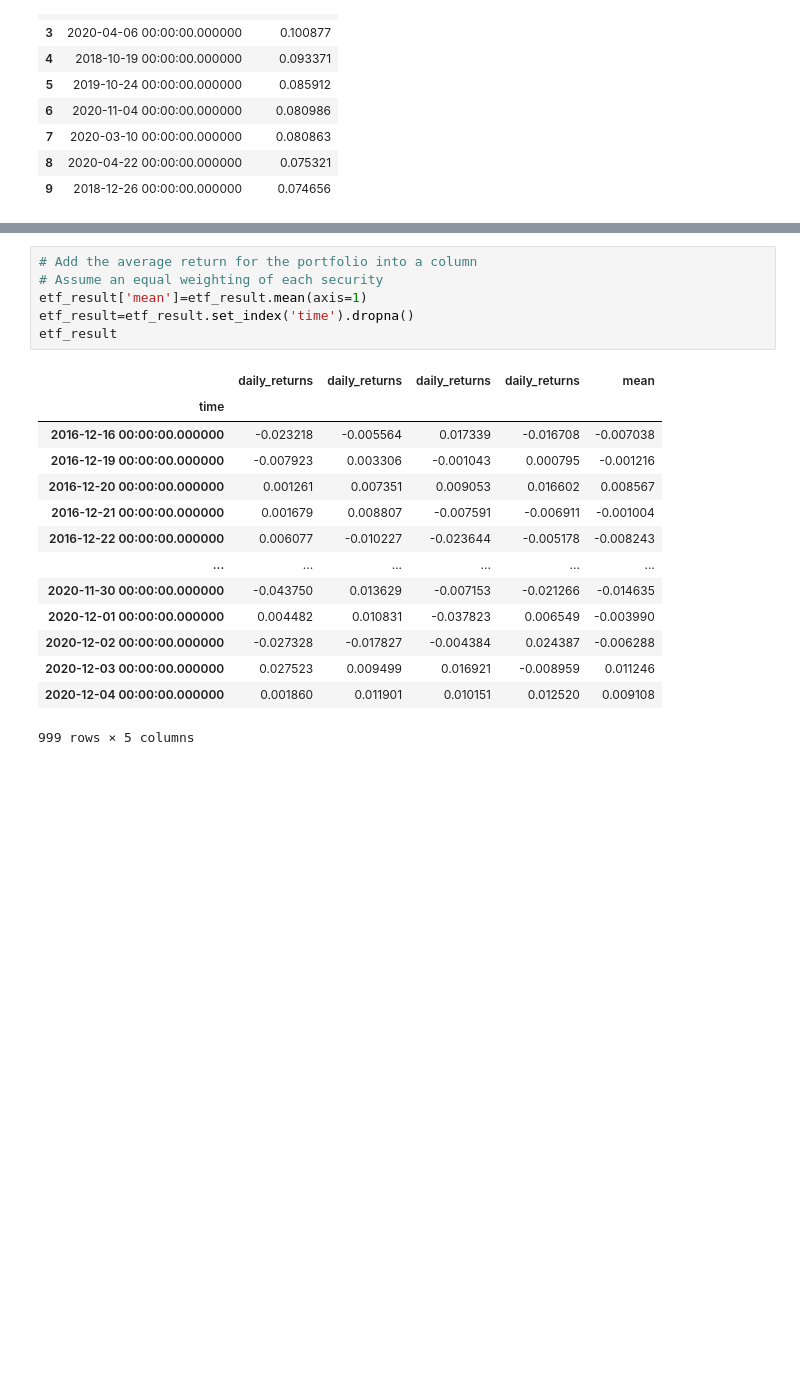
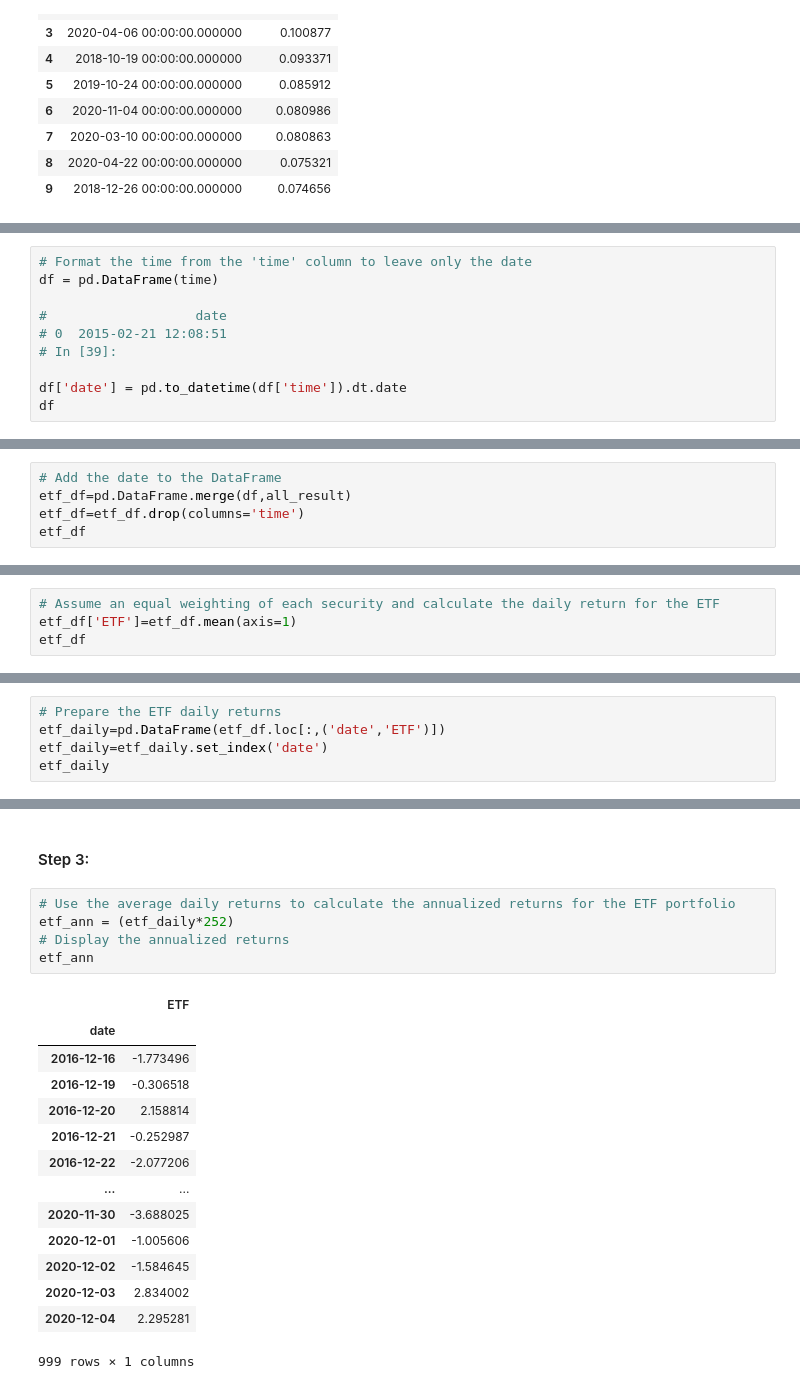
Before and after one commit to anythingelse-sf/passive_investing, a Jupyter notebook: passive_investing.ipynb, the cells around one changed output, grey strips where cells are left out. Drawn from its saved outputs; the diff is of its cells as text; blank space fills up the shorter version.

```diff
--- a/passive_investing.ipynb
+++ b/passive_investing.ipynb
@@ -173,0 +182,10 @@ etf_result
+# %%
+# Format the time from the 'time' column to leave only the date
+df = pd.DataFrame(time)
+
+#                   date
+# 0  2015-02-21 12:08:51
+# In [39]:
+
+df['date'] = pd.to_datetime(df['time']).dt.date
+df
@@ -173,0 +206,5 @@ etf_result
+# %%
+# Add the date to the DataFrame
+etf_df=pd.DataFrame.merge(df,all_result)
+etf_df=etf_df.drop(columns='time')
+etf_df
@@ -173,0 +225,4 @@ etf_result
+# %%
+# Assume an equal weighting of each security and calculate the daily return for the ETF
+etf_df['ETF']=etf_df.mean(axis=1)
+etf_df
@@ -173,0 +243,5 @@ etf_result
+# %%
+# Prepare the ETF daily returns
+etf_daily=pd.DataFrame(etf_df.loc[:,('date','ETF')])
+etf_daily=etf_daily.set_index('date')
+etf_daily
@@ -174,21 +268,22 @@ etf_result
+# %% [markdown]
+#### Step 3:
 # %%
-# Add the average return for the portfolio into a column
-# Assume an equal weighting of each security
-etf_result['mean']=etf_result.mean(axis=1)
-etf_result=etf_result.set_index('time').dropna()
-etf_result
+# Use the average daily returns to calculate the annualized returns for the ETF portfolio
+etf_ann = (etf_daily*252)
+# Display the annualized returns
+etf_ann
 # %% [output]
-|  | daily_returns | daily_returns | daily_returns | daily_returns | mean |
-| time |  |  |  |  |  |
-| 2016-12-16 00:00:00.000000 | -0.023218 | -0.005564 | 0.017339 | -0.016708 | -0.007038 |
-| 2016-12-19 00:00:00.000000 | -0.007923 | 0.003306 | -0.001043 | 0.000795 | -0.001216 |
-| 2016-12-20 00:00:00.000000 | 0.001261 | 0.007351 | 0.009053 | 0.016602 | 0.008567 |
-| 2016-12-21 00:00:00.000000 | 0.001679 | 0.008807 | -0.007591 | -0.006911 | -0.001004 |
-| 2016-12-22 00:00:00.000000 | 0.006077 | -0.010227 | -0.023644 | -0.005178 | -0.008243 |
-| ... | ... | ... | ... | ... | ... |
-| 2020-11-30 00:00:00.000000 | -0.043750 | 0.013629 | -0.007153 | -0.021266 | -0.014635 |
-| 2020-12-01 00:00:00.000000 | 0.004482 | 0.010831 | -0.037823 | 0.006549 | -0.003990 |
-| 2020-12-02 00:00:00.000000 | -0.027328 | -0.017827 | -0.004384 | 0.024387 | -0.006288 |
-| 2020-12-03 00:00:00.000000 | 0.027523 | 0.009499 | 0.016921 | -0.008959 | 0.011246 |
-| 2020-12-04 00:00:00.000000 | 0.001860 | 0.011901 | 0.010151 | 0.012520 | 0.009108 |
+|  | ETF |
+| date |  |
+| 2016-12-16 | -1.773496 |
+| 2016-12-19 | -0.306518 |
+| 2016-12-20 | 2.158814 |
+| 2016-12-21 | -0.252987 |
+| 2016-12-22 | -2.077206 |
+| ... | ... |
+| 2020-11-30 | -3.688025 |
+| 2020-12-01 | -1.005606 |
+| 2020-12-02 | -1.584645 |
+| 2020-12-03 | 2.834002 |
+| 2020-12-04 | 2.295281 |
-999 rows × 5 columns
+999 rows × 1 columns
```
Also changed, not shown: parts of 36 cells of this notebook, 2 other files.
